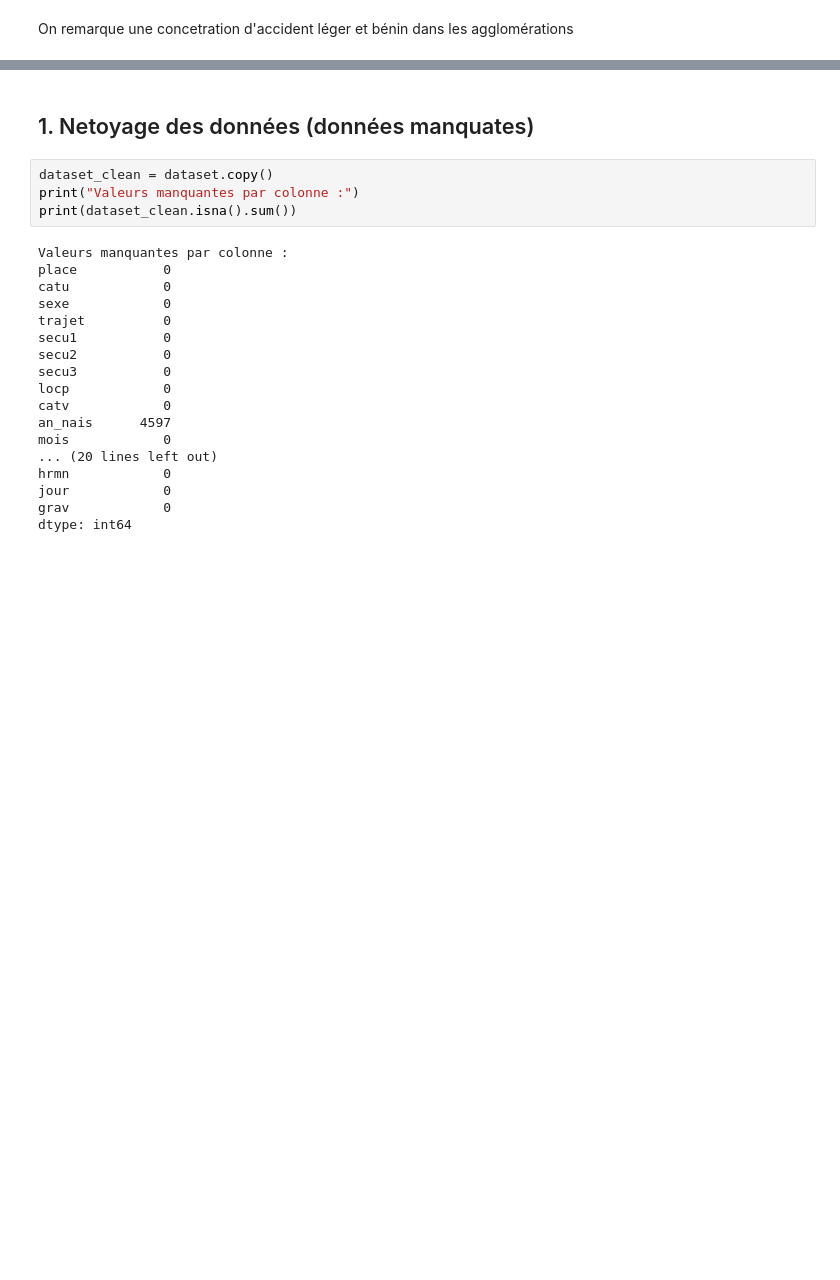
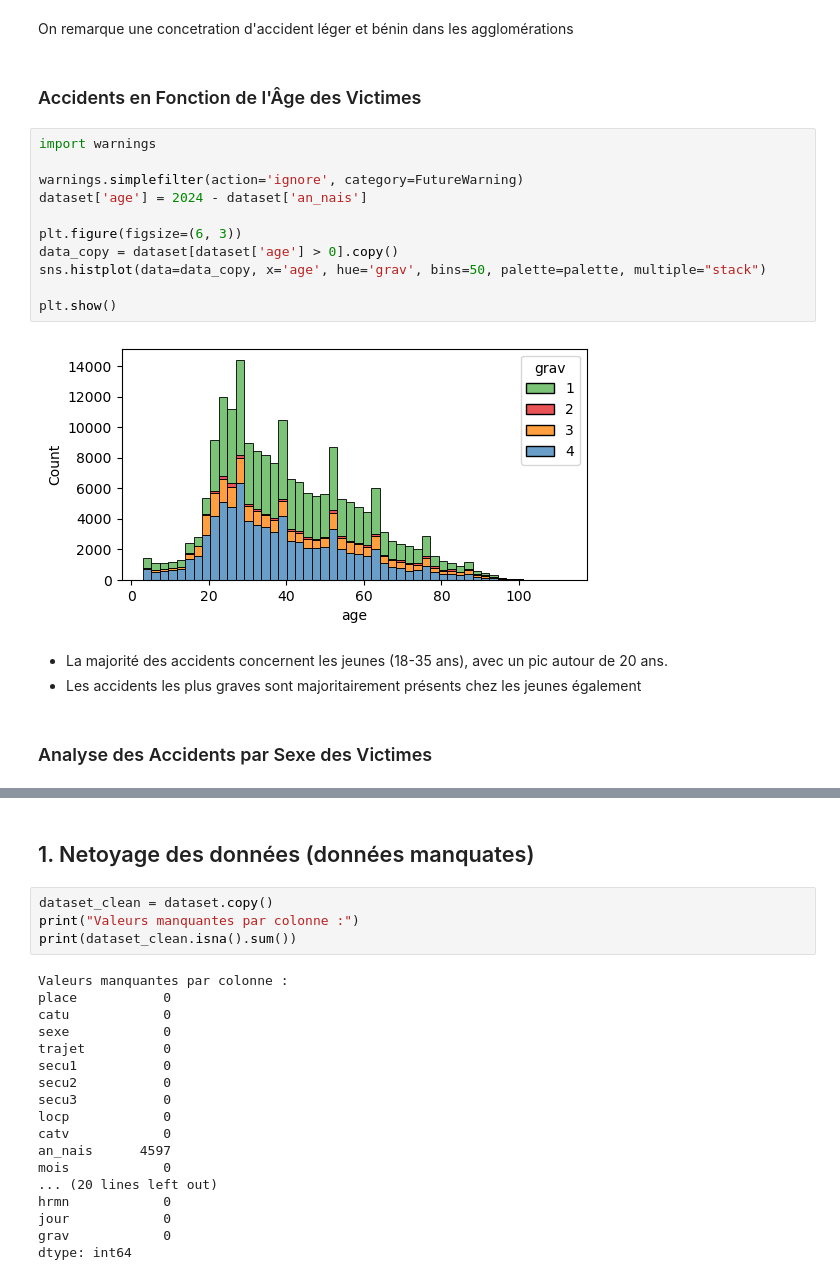
Before and after one commit to Thibo0/projet_ml_m1, a Jupyter notebook: projet.ipynb, the cells around one changed output, grey strips where cells are left out. Cells and saved outputs as stored; diff of their text form; blank space fills up the shorter version.

```diff
--- a/projet.ipynb
+++ b/projet.ipynb
@@ -338,2 +181,22 @@ ax.legend(handles, new_labels, title="Gravité", bbox_to_anchor=(1.05, 1), loc='
 # %% [markdown]
 On remarque une concetration d'accident léger et bénin dans les agglomérations
+# %% [markdown]
+### Accidents en Fonction de l'Âge des Victimes
+# %%
+import warnings
+
+warnings.simplefilter(action='ignore', category=FutureWarning)
+dataset['age'] = 2024 - dataset['an_nais']
+
+plt.figure(figsize=(6, 3))
+data_copy = dataset[dataset['age'] > 0].copy()
+sns.histplot(data=data_copy, x='age', hue='grav', bins=50, palette=palette, multiple="stack")
+
+plt.show()
+# %% [output]
+[figure, added]
+# %% [markdown]
+* La majorité des accidents concernent les jeunes (18-35 ans), avec un pic autour de 20 ans.
+* Les accidents les plus graves sont majoritairement présents chez les jeunes également
+# %% [markdown]
+### Analyse des Accidents par Sexe des Victimes
```
Also changed, not shown: parts of 22 cells of this notebook.
